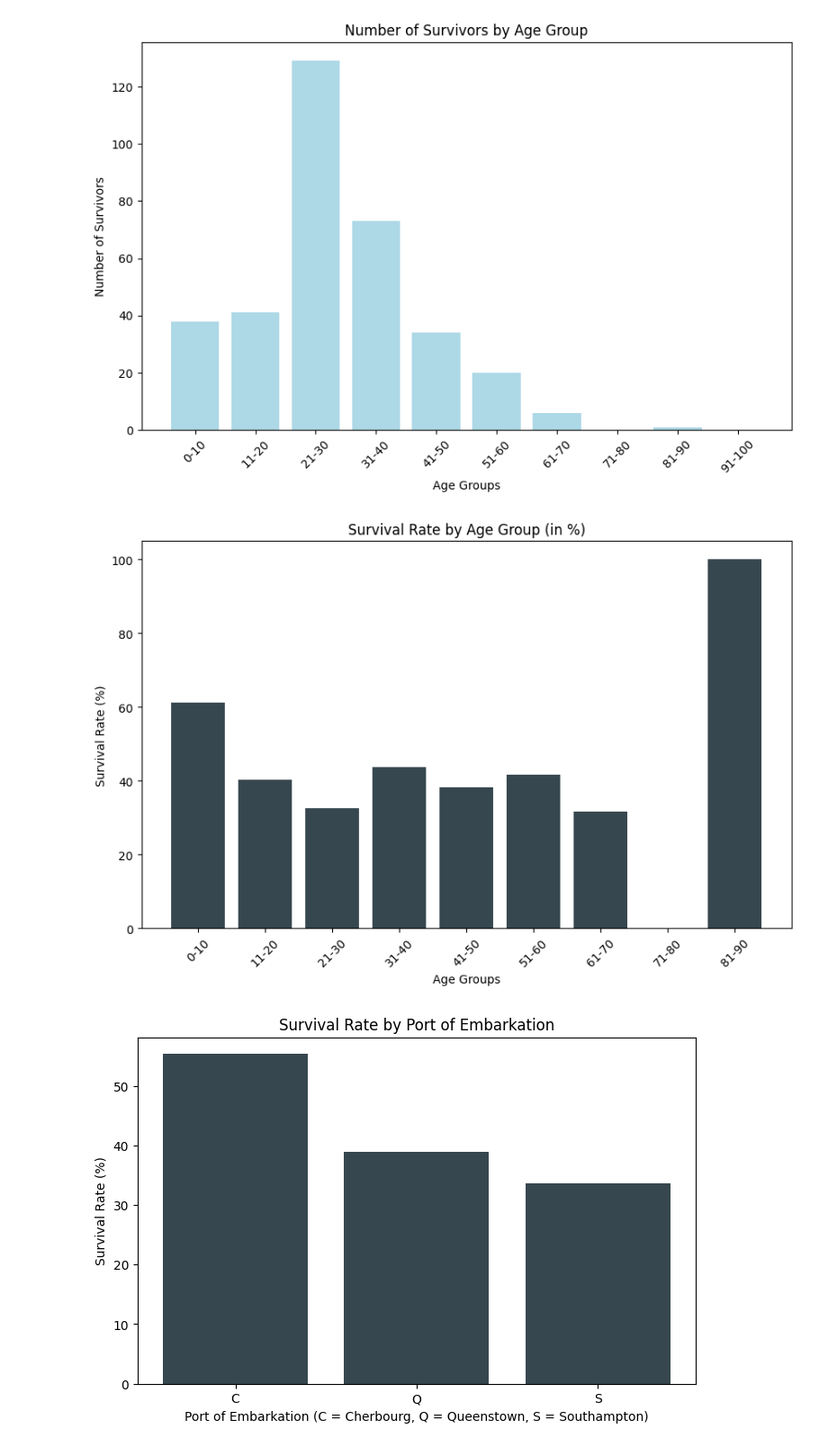
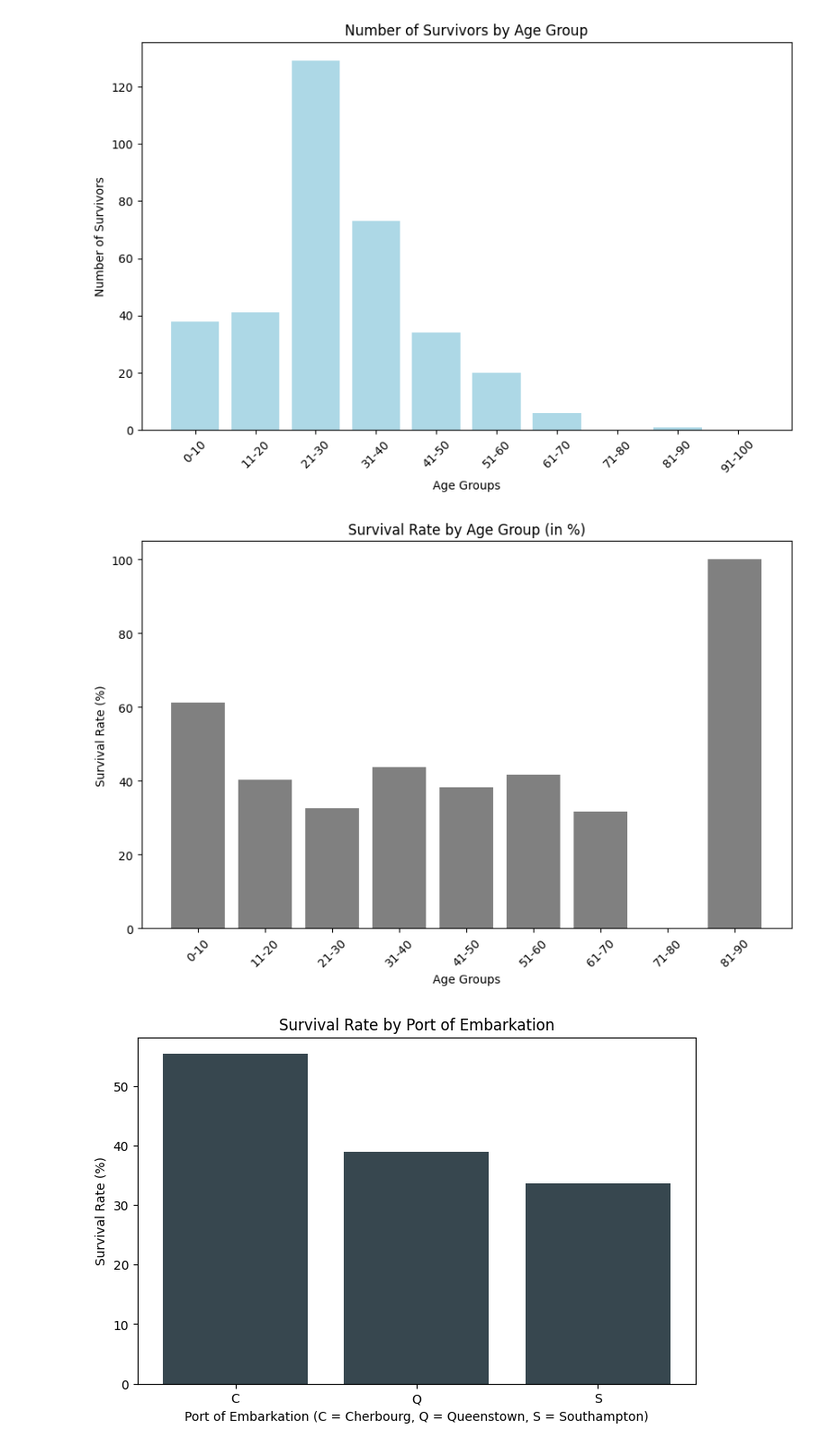
Before and after one commit to bytesbyt/ds_titanic, a Jupyter notebook: titanic.ipynb, the cells around one changed output. Shown: that part at 90% size. Drawn from its saved outputs; the diff is of its cells as text; code cells hidden in the pictures.

Commit message:
Update chart colors

```diff
--- a/titanic.ipynb
+++ b/titanic.ipynb
@@ -329,24 +329,24 @@ plt.show()
 # %%
 # Define age bins and labels
 bins = [0, 10, 20, 30, 40, 50, 60, 70, 80, 90, 100]
 labels = ['0-10', '11-20', '21-30', '31-40', '41-50', '51-60', '61-70', '71-80', '81-90', '91-100']
 
 # Create a new column for Age Groups
 df_age_null_dropped['AgeGroup'] = pd.cut(df_age_null_dropped['Age'], bins=bins, labels=labels, right=False)
 
 # Calculate survival rate for each age group and convert to percentage
 survival_rate = df_age_null_dropped.groupby('AgeGroup', observed=False)['Survived'].mean() * 100
 
 # Plot the survival rate
 plt.figure(figsize=(10, 6))
-plt.bar(survival_rate.index, survival_rate.values, color='#37474F')
+plt.bar(survival_rate.index, survival_rate.values, color='grey')
 plt.xlabel('Age Groups')
 plt.ylabel('Survival Rate (%)')
 plt.title('Survival Rate by Age Group (in %)')
 plt.xticks(rotation=45)
 plt.show()
 # %% [output]
-[figure, old version]
+[figure, new version]
 # %%
 # Create a new dataframe
 df_embarked_null_dropped = train_data.dropna(subset=['Embarked'])
```
